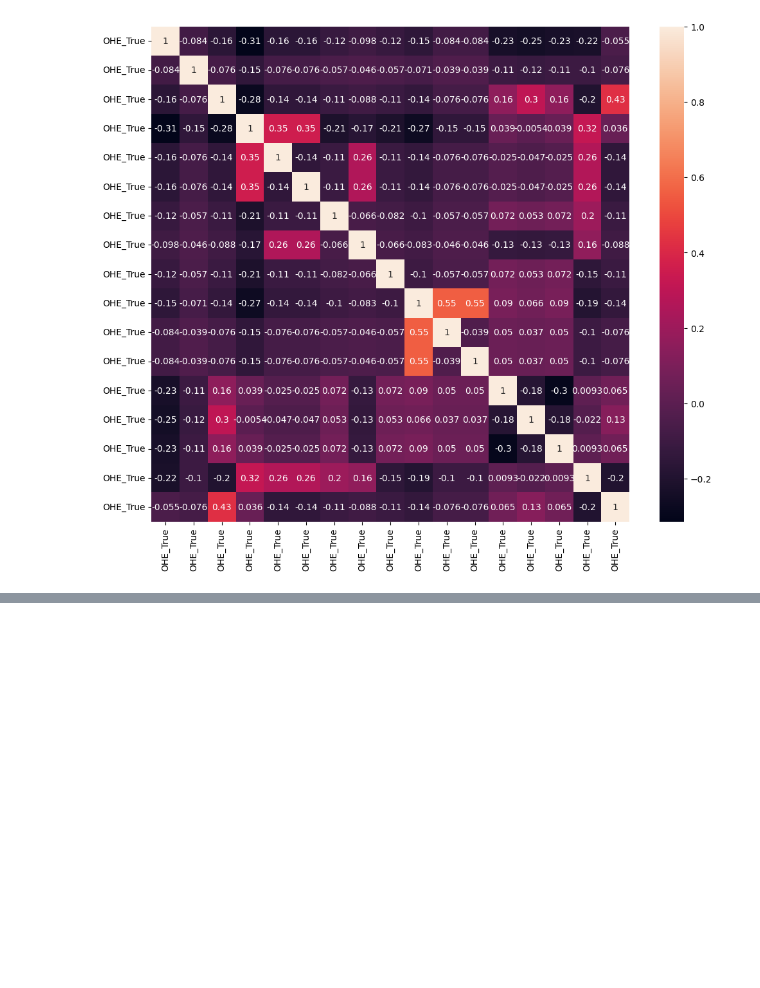
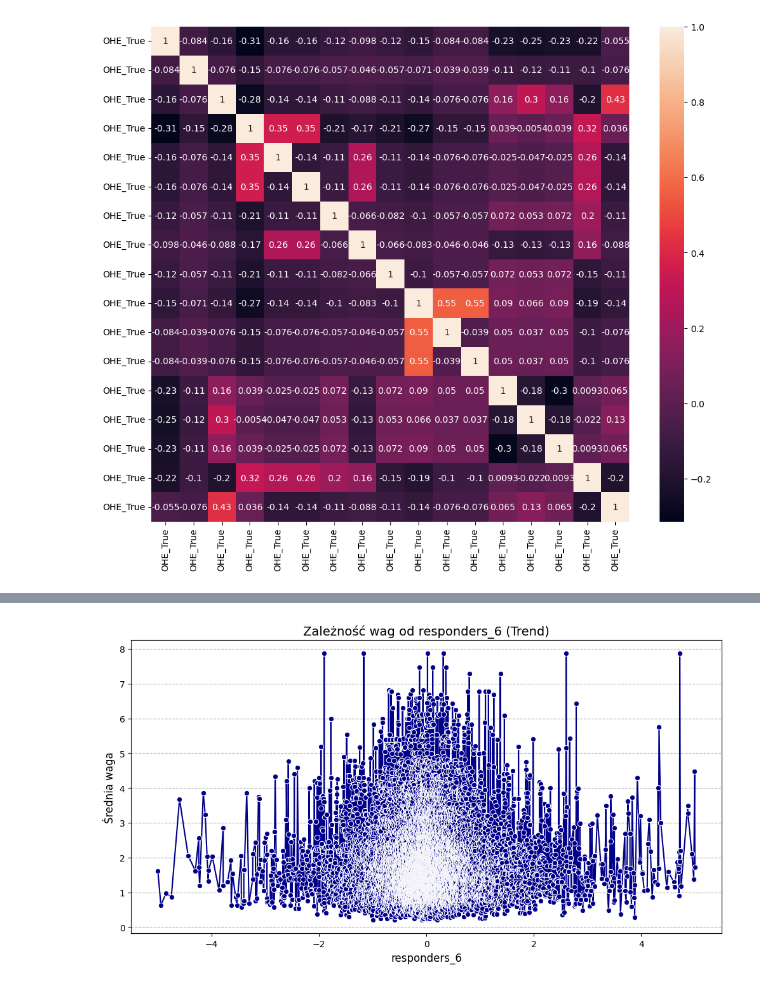
Before and after one commit to Pheoxis/Jane_Street, a Jupyter notebook: EDA.ipynb, the cells around one changed output, grey strips where cells are left out. Drawn from its saved outputs; the diff is of its cells as text; code cells hidden in the pictures; blank space fills up the shorter version.

```diff
--- a/EDA.ipynb
+++ b/EDA.ipynb
@@ -314,0 +352,10 @@ sns.heatmap(df_categorical.corr(),annot=True);
+# %%
+plt.figure(figsize=(12, 6))
+sns.lineplot(data=aggregated_sample, x='responder_6', y='weight', color='darkblue', marker='o')
+plt.title("Zależność wag od responders_6 (Trend)", fontsize=14)
+plt.xlabel("responders_6", fontsize=12)
+plt.ylabel("Średnia waga", fontsize=12)
+plt.grid(axis='y', linestyle='--')
+plt.show()
+# %% [output]
+[figure, added]
```
Also changed, not shown: parts of 9 cells of this notebook.
